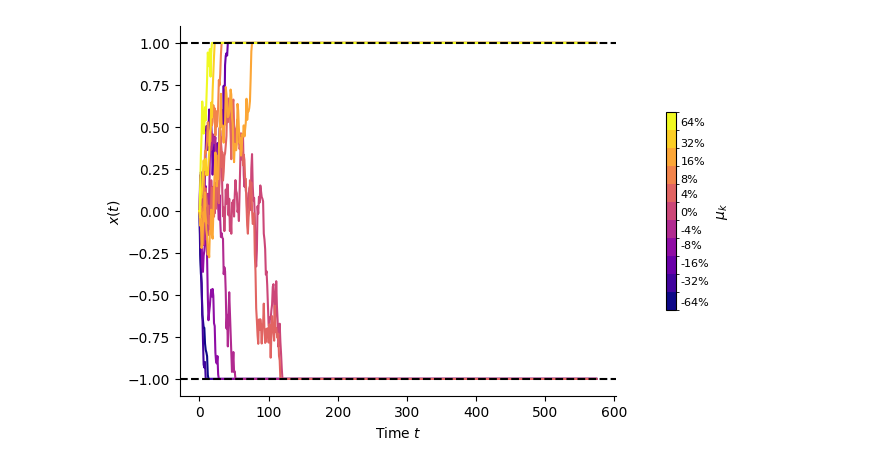
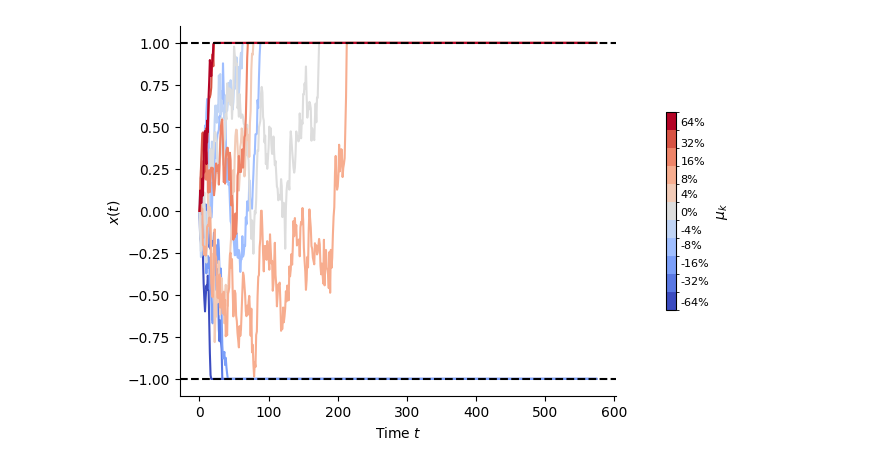
Before and after one commit to ArielleRosinski/SCA_project, a Jupyter notebook: DDM.ipynb, the cells around one changed output. Cells and saved outputs as stored; diff of their text form; code cells hidden in the pictures.

```diff
--- a/DDM.ipynb
+++ b/DDM.ipynb
@@ -69,32 +69,32 @@ paths = paths[:,:, :jnp.max(RTs)]
 # %%
 
 fig, ax = plt.subplots()
 #times = np.linspace(0, total_time, int(total_time / dt) + 1)
 
 boundaries = np.concatenate(([mu[0] - (mu[1] - mu[0])/2], (mu[:-1] + mu[1:])/2, [mu[-1] + (mu[-1] - mu[-2])/2]))
 norm = mcolors.BoundaryNorm(boundaries, ncolors=len(mu))
-cmap = plt.get_cmap('plasma', len(mu))
+cmap = plt.get_cmap('coolwarm', len(mu))
 
 for i, m in enumerate(mu):
-    ax.plot(paths[3, i, :], color=cmap(norm(m)))
+    ax.plot(paths[0, i, :], color=cmap(norm(m)))
 
 ax.axhline(y=1, color='black', linestyle='--')
 ax.axhline(y=-1, color='black', linestyle='--')
 ax.set_xlabel('Time $t$')
 ax.set_ylabel(r'$x(t)$')
 
 
 sm = plt.cm.ScalarMappable(cmap=cmap, norm=norm)
 sm.set_array([])
 
 cbar = plt.colorbar(sm, ax=ax, orientation='vertical', fraction=0.02, pad=0.1, ticks=mu)
 cbar.ax.tick_params(size=0)
 cbar.set_label('$\mu_k$')
 cbar.set_ticklabels([f'{100*m:.0f}%' for m in mu], fontsize=8)
 ax.spines['top'].set_visible(False)
 ax.spines['right'].set_visible(False)
 # %% [output]
-[figure, old version]
+[figure, new version]
 # %%
 def parametric_curve_v(x, mu):
     val = len(mu)//2
```
Also changed, not shown: parts of 5 cells of this notebook, 3 other files.
